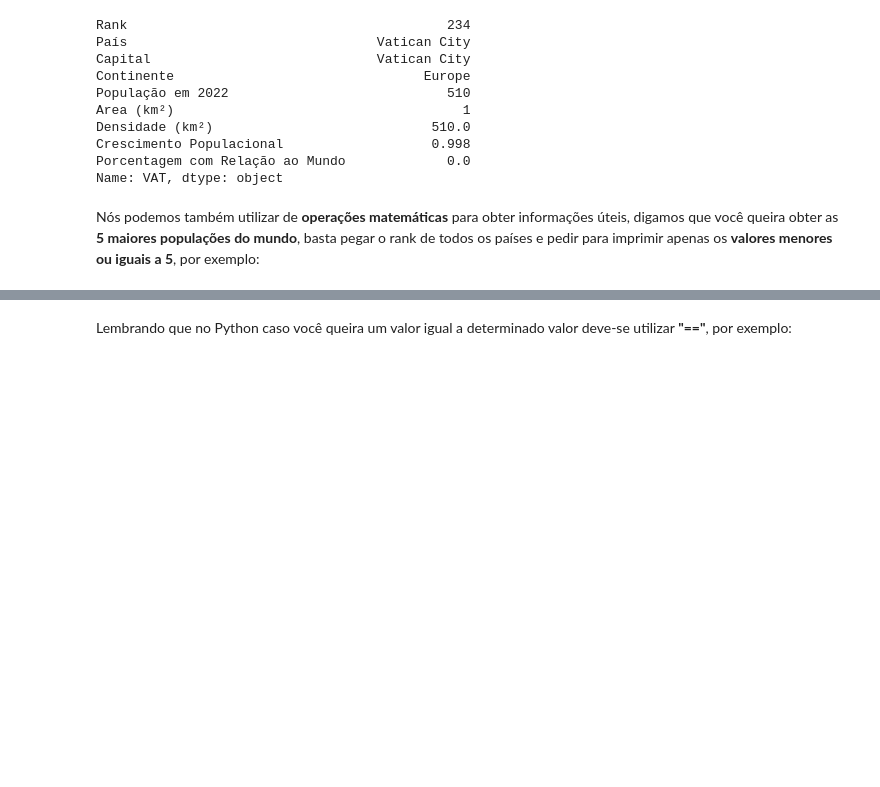
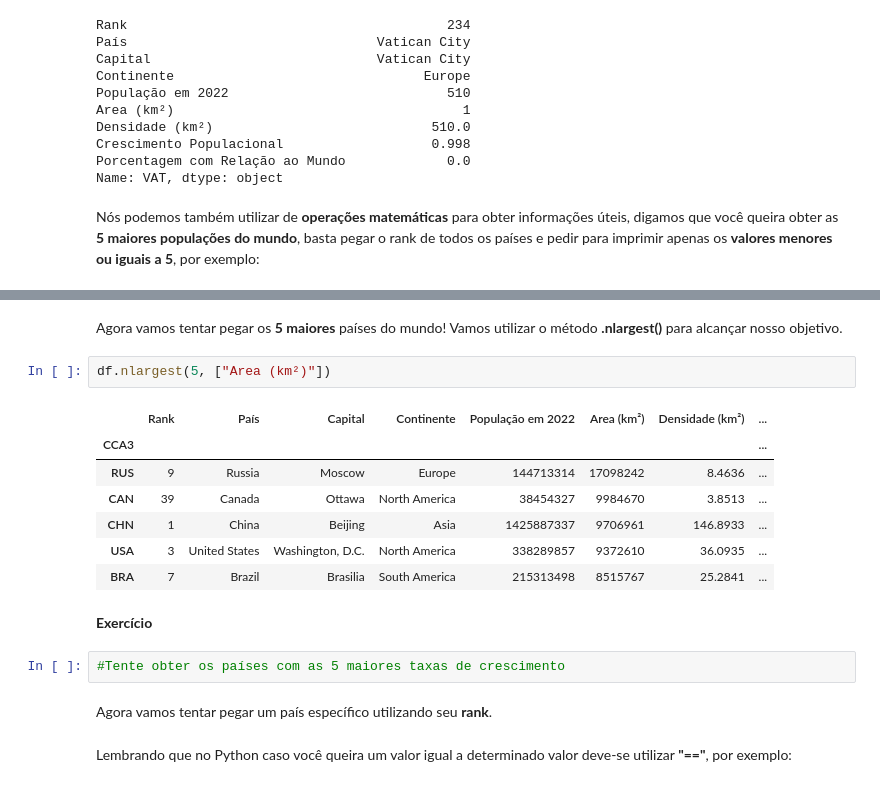
Before and after one commit to heitorhenriques/MiniCurso, a Jupyter notebook: Aula 2/Aula2.ipynb, the cells around one changed output, grey strips where cells are left out. Cells and saved outputs as stored; diff of their text form; blank space fills up the shorter version.

```diff
--- a/Aula 2/Aula2.ipynb
+++ b/Aula 2/Aula2.ipynb
@@ -374,3 +474,21 @@ df.loc[df["Rank"] <= 5]
+# %% [markdown]
+Agora vamos tentar pegar os **5 maiores** países do mundo! Vamos utilizar o método **.nlargest()** para alcançar nosso objetivo.
+# %%
+df.nlargest(5, ["Area (km²)"])
+# %% [output]
+|  | Rank | País | Capital | Continente | População em 2022 | Area (km²) | Densidade (km²) | ... |
+| CCA3 |  |  |  |  |  |  |  | ... |
+| RUS | 9 | Russia | Moscow | Europe | 144713314 | 17098242 | 8.4636 | ... |
+| CAN | 39 | Canada | Ottawa | North America | 38454327 | 9984670 | 3.8513 | ... |
+| CHN | 1 | China | Beijing | Asia | 1425887337 | 9706961 | 146.8933 | ... |
+| USA | 3 | United States | Washington, D.C. | North America | 338289857 | 9372610 | 36.0935 | ... |
+| BRA | 7 | Brazil | Brasilia | South America | 215313498 | 8515767 | 25.2841 | ... |
+# %% [markdown]
+**Exercício**
+# %%
+#Tente obter os países com as 5 maiores taxas de crescimento
+# %% [markdown]
+Agora vamos tentar pegar um país específico utilizando seu **rank**.
 # %% [markdown]
 Lembrando que no Python caso você queira um valor igual a determinado valor deve-se utilizar **"=="**, por exemplo:
 # %%
```
Also changed, not shown: parts of 39 cells of this notebook.
